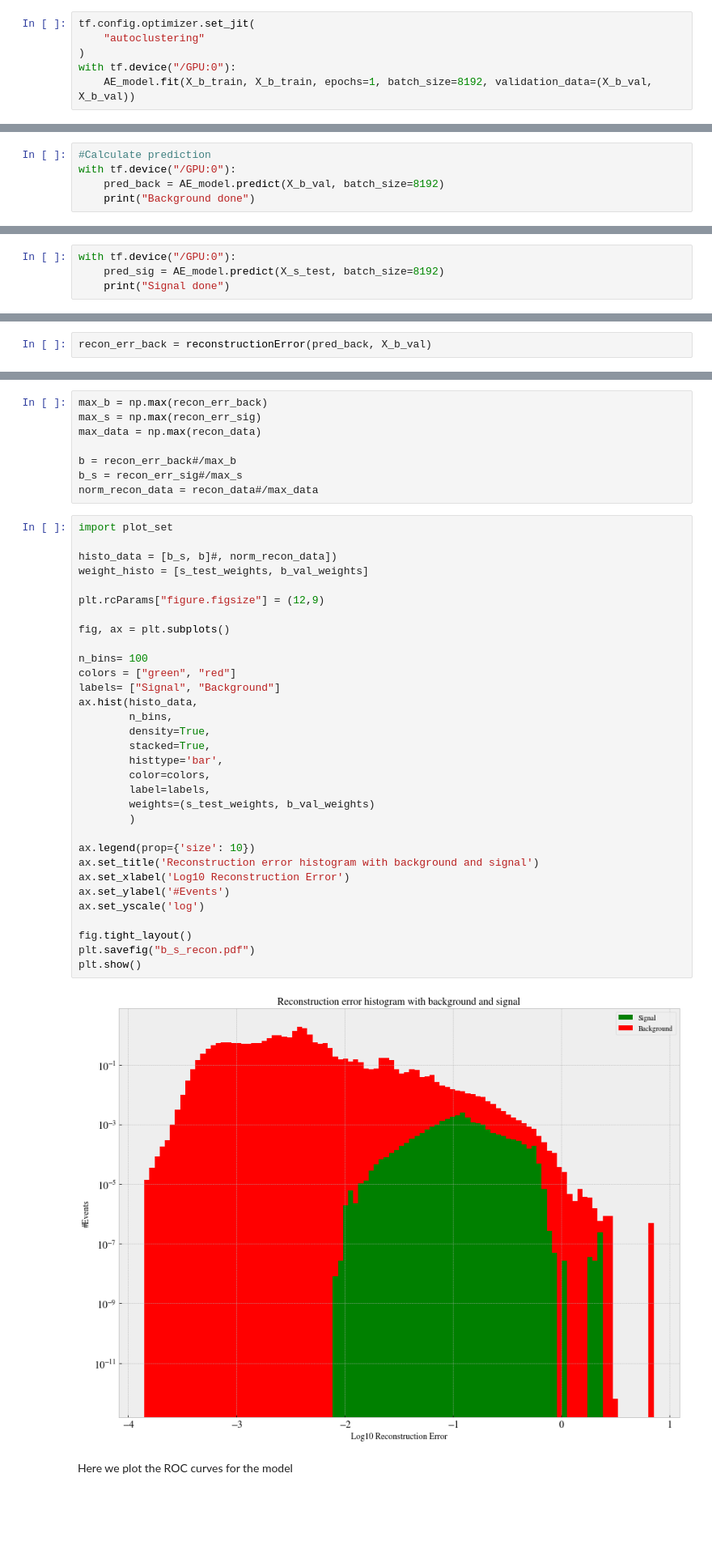
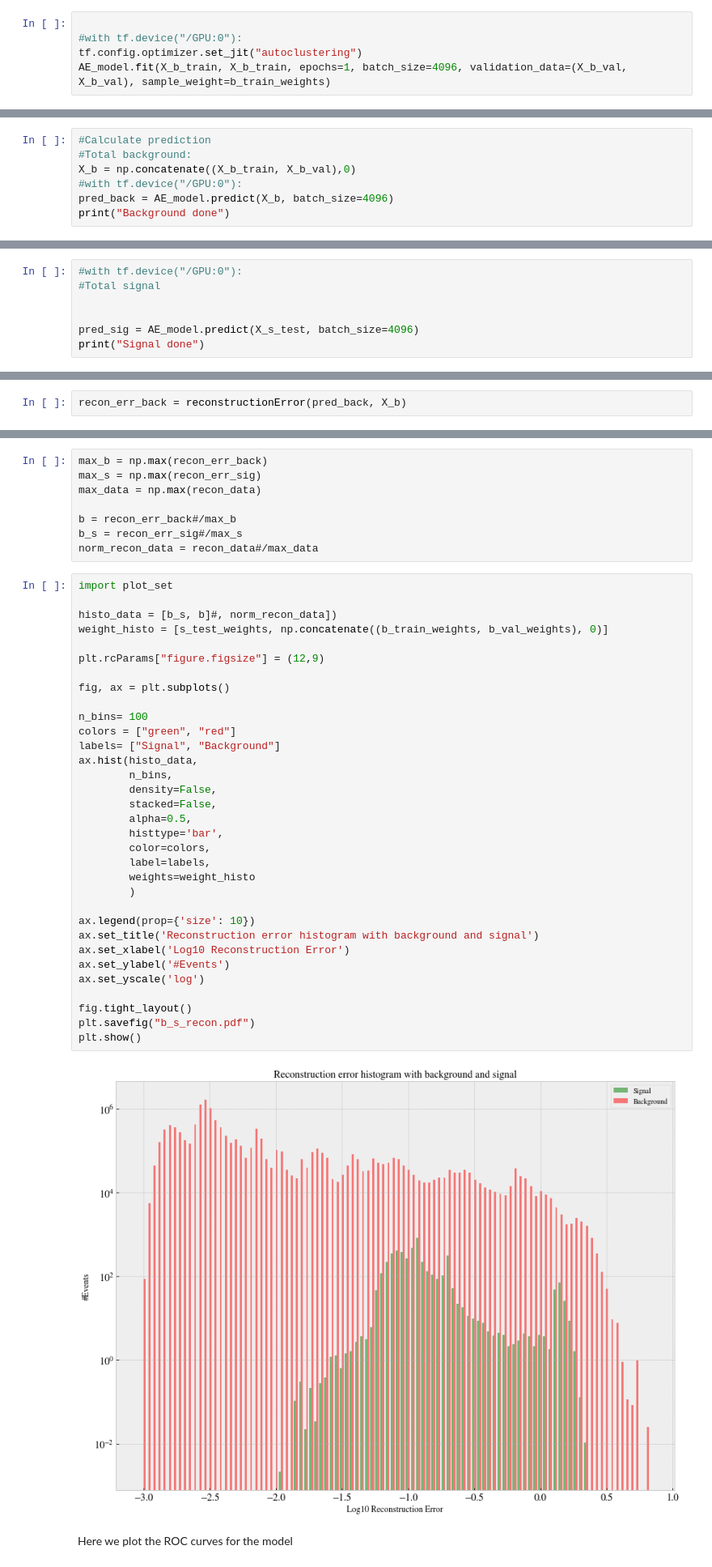
Before and after one commit to Gadangadang/FYS5555, a Jupyter notebook: Project3/Codebase/run_ml.ipynb, the cells around one changed output, grey strips where cells are left out. Shown at 81% size. Saved outputs shown, nothing was run; the diff lists cells and outputs as text; blank space fills up the shorter version.

Commit message:
added new plots with trained 1 epoch model

```diff
--- a/Project3/Codebase/run_ml.ipynb
+++ b/Project3/Codebase/run_ml.ipynb
@@ -491,8 +546,7 @@ AE_model.compile(loss="mse", optimizer=optimizer, metrics=["mse"])
 tf.keras.utils.plot_model(AE_model, to_file="ae_model_plot.pdf",
                           show_shapes=True, show_layer_names=True, expand_nested=True)
 # %%
-tf.config.optimizer.set_jit(
-    "autoclustering"
-)
-with tf.device("/GPU:0"):
-    AE_model.fit(X_b_train, X_b_train, epochs=1, batch_size=8192, validation_data=(X_b_val, X_b_val))
+
+#with tf.device("/GPU:0"):
+tf.config.optimizer.set_jit("autoclustering")
+AE_model.fit(X_b_train, X_b_train, epochs=1, batch_size=4096, validation_data=(X_b_val, X_b_val), sample_weight=b_train_weights)
@@ -499,14 +559,19 @@ with tf.device("/GPU:0"):
 # %%
 #Calculate prediction
-with tf.device("/GPU:0"):
-    pred_back = AE_model.predict(X_b_val, batch_size=8192)
-    print("Background done")
+#Total background:
+X_b = np.concatenate((X_b_train, X_b_val),0)
+#with tf.device("/GPU:0"):
+pred_back = AE_model.predict(X_b, batch_size=4096)
+print("Background done")
 # %% [output]
 Background done
 # %%
-with tf.device("/GPU:0"):
-    pred_sig = AE_model.predict(X_s_test, batch_size=8192)
-    print("Signal done")
+#with tf.device("/GPU:0"):
+#Total signal
+
+
+pred_sig = AE_model.predict(X_s_test, batch_size=4096)
+print("Signal done")
 # %% [output]
 Signal done
 # %%
@@ -528,7 +595,7 @@ def reconstructionError(pred, real):
     err = np.log10(err)
     return err
 # %%
-recon_err_back = reconstructionError(pred_back, X_b_val)
+recon_err_back = reconstructionError(pred_back, X_b)
 # %% [markdown]
 Then signal
 # %%
@@ -558,37 +629,38 @@ norm_recon_data = recon_data#/max_data
 # %%
 import plot_set
 
 histo_data = [b_s, b]#, norm_recon_data])
-weight_histo = [s_test_weights, b_val_weights]
+weight_histo = [s_test_weights, np.concatenate((b_train_weights, b_val_weights), 0)]
 
 plt.rcParams["figure.figsize"] = (12,9)
 
 fig, ax = plt.subplots()
 
 n_bins= 100
 colors = ["green", "red"]
 labels= ["Signal", "Background"]
 ax.hist(histo_data,
         n_bins,
-        density=True,
-        stacked=True,
+        density=False,
+        stacked=False,
+        alpha=0.5,
         histtype='bar',
         color=colors,
         label=labels,
-        weights=(s_test_weights, b_val_weights)
+        weights=weight_histo
         )
 
 ax.legend(prop={'size': 10})
 ax.set_title('Reconstruction error histogram with background and signal')
 ax.set_xlabel('Log10 Reconstruction Error')
 ax.set_ylabel('#Events')
 ax.set_yscale('log')
 
 fig.tight_layout()
 plt.savefig("b_s_recon.pdf")
 plt.show()
 # %% [output]
-[figure, old version]
+[figure, new version]
 # %% [markdown]
 Here we plot the ROC curves for the model
 # %%
```
Also changed, not shown: parts of 18 cells of this notebook, 4 other files.
